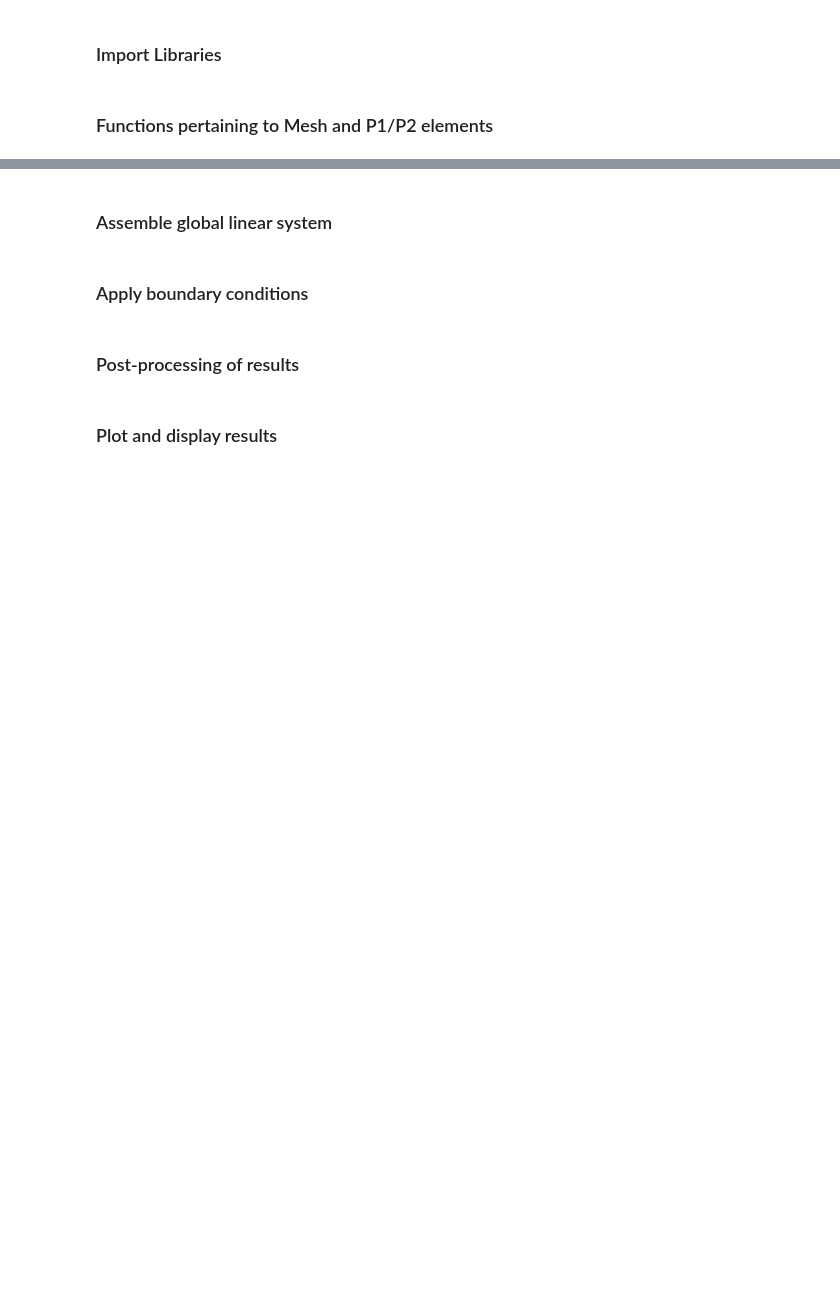
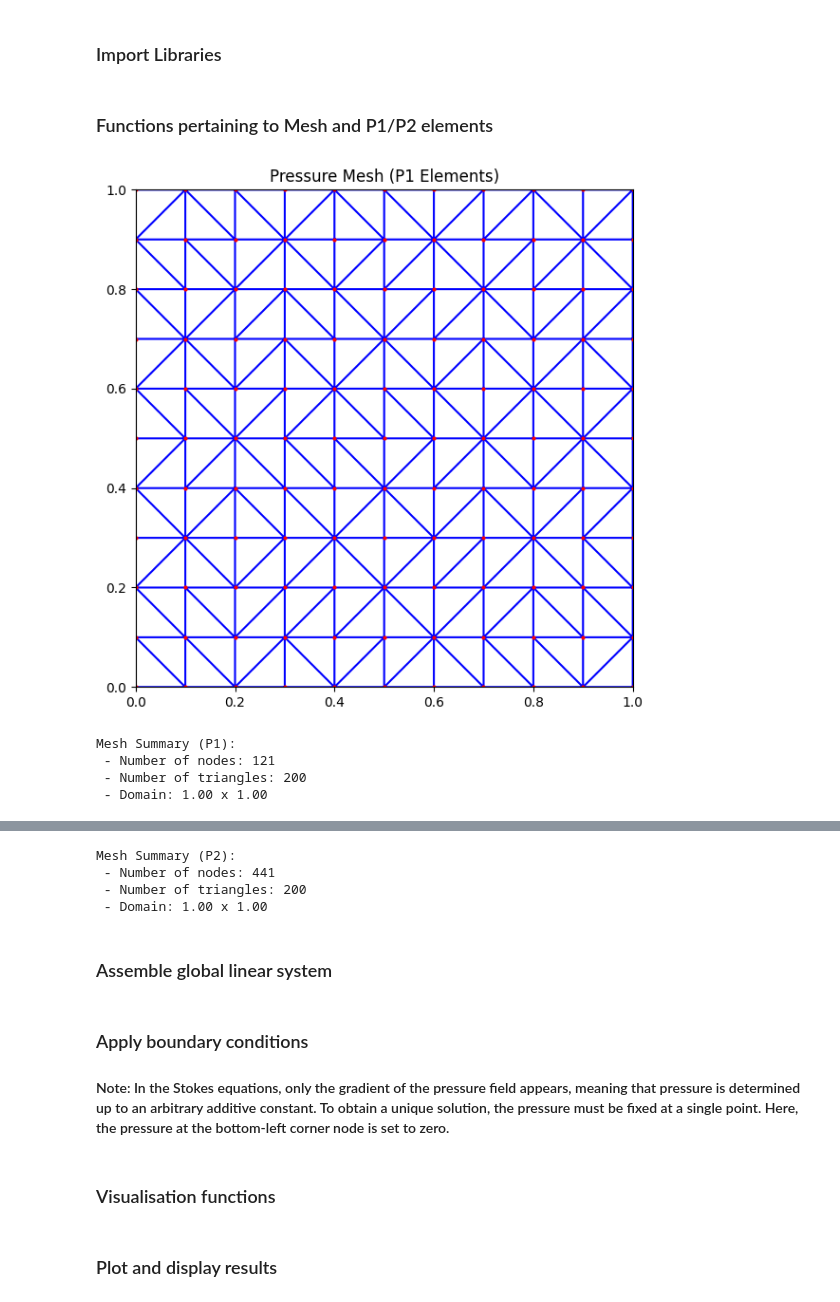
Before and after one commit to Adam-R-Lawrence/CS555-Miniapp, a Jupyter notebook: taylor_hood_elements_for_stokes.ipynb, the cells around one changed output, grey strips where cells are left out. Cells and saved outputs as stored; diff of their text form; code cells hidden in the pictures; blank space fills up the shorter version.

```diff
--- a/taylor_hood_elements_for_stokes.ipynb
+++ b/taylor_hood_elements_for_stokes.ipynb
@@ -124,7 +137,6 @@ def generate_quadratic(V, E):
 
     # Build a vertex-to-vertex graph (each triangle gives 3 edges)
     ID = np.kron(np.arange(0, ne), np.ones((3,), dtype=int))
-    from scipy.sparse import coo_matrix, tril
     G = coo_matrix((np.ones((ne * 3,), dtype=int), (E.ravel(), ID)))
     V2V = G * G.T
 
@@ -148,16 +160,14 @@ def generate_quadratic(V, E):
 
     return V2, E2
 
+def plot_mesh(mesh, element_order="P1", x_len=1.0, y_len=1.0):
 
-def plot_mesh(mesh, element_order="P1", x_len=1.0, y_len=1.0):
     if element_order == "P1":
         points, triangles = mesh['points'], mesh['triangles']
         title = "Pressure Mesh (P1 Elements)"
     elif element_order == "P2":
         points, triangles = mesh['V2'], mesh['E2'][:, :3]
         title = "Velocity Mesh (P2 Elements)"
-    else:
-        raise ValueError("element_order must be either 'P1' or 'P2'")
 
     tri_obj = tri.Triangulation(points[:, 0], points[:, 1], triangles)
     plt.figure(figsize=(6, 6))
@@ -167,6 +177,8 @@ def plot_mesh(mesh, element_order="P1", x_len=1.0, y_len=1.0):
     plt.ylim(0, y_len)
     plt.gca().set_aspect('equal')
     plt.title(title)
+    plt.tight_layout()
+    plt.savefig(f"{title.replace(' ', '_').replace('(', '').replace(')', '').replace('-', '_')}_mesh.png", dpi=300)
     plt.show()
 
     num_nodes = points.shape[0]
@@ -177,8 +189,14 @@ def plot_mesh(mesh, element_order="P1", x_len=1.0, y_len=1.0):
     print(" - Domain: {:.2f} x {:.2f}".format(x_len, y_len))
 # %%
 # Generate unit square mesh
-mesh = generate_triangular_mesh(x_len=1.0, y_len=1.0, mesh_size=0.02)
+mesh = generate_triangular_mesh(x_len=1.0, y_len=1.0, mesh_size=0.1)
 mesh['V2'], mesh['E2'] = generate_quadratic(mesh['points'], mesh['triangles'])
 
 plot_mesh(mesh, element_order="P1")
 plot_mesh(mesh, element_order="P2")
+# %% [output]
+[figure, added]
+Mesh Summary (P1):
+ - Number of nodes: 121
+ - Number of triangles: 200
+ - Domain: 1.00 x 1.00
@@ -185,3 +204,7 @@ plot_mesh(mesh, element_order="P2")
+Mesh Summary (P2):
+ - Number of nodes: 441
+ - Number of triangles: 200
+ - Domain: 1.00 x 1.00
 # %% [markdown]
 ### Assemble global linear system
 # %%
@@ -359,6 +397,7 @@ def assemble_stokes_system(mesh, kinematic_viscosity=1.0):
     return S, rhs, dof_info
 # %% [markdown]
 ### Apply boundary conditions
+#### Note: In the Stokes equations, only the gradient of the pressure field appears, meaning that pressure is determined up to an arbitrary additive constant. To obtain a unique solution, the pressure must be fixed at a single point. Here, the pressure at the bottom-left corner node is set to zero.
 # %%
 def apply_boundary_conditions(S, rhs, mesh, dof_info, vel_tol=1e-6):
     """
@@ -439,3 +468,3 @@ p = sol[2 * N_vel:]
 # %% [markdown]
-### Post-processing of results
+### Visualisation functions
 # %%
```
Also changed, not shown: parts of 16 cells of this notebook, 7 other files.
